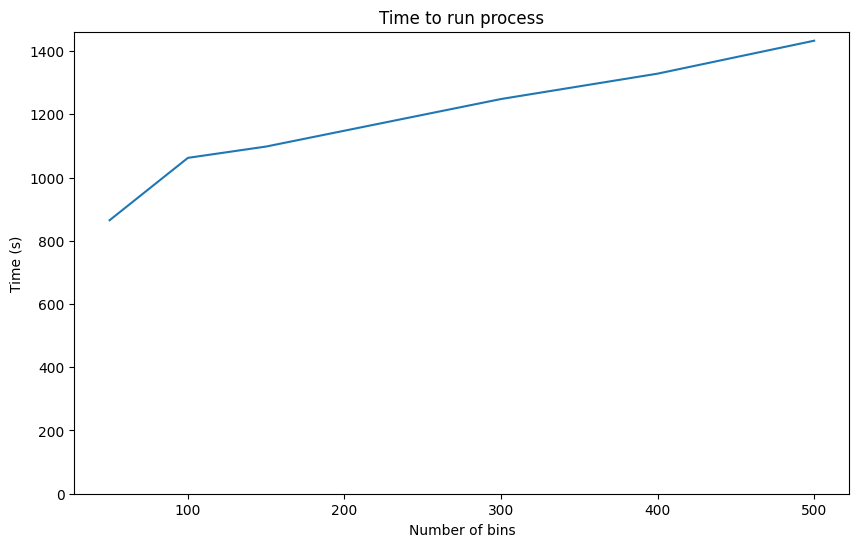
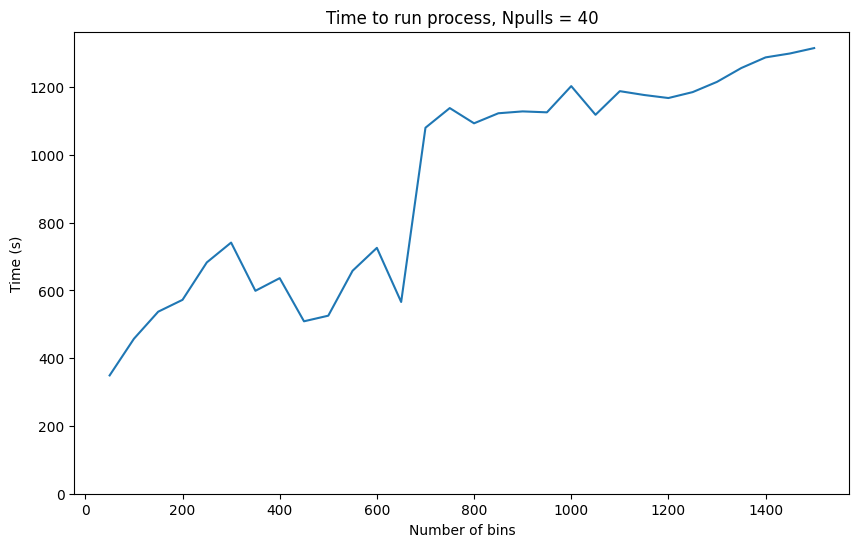
The change to this notebook cell's code, shown as a diff; its figure went from the first image to the second:
--- before
+++ after
@@ -3,8 +3,9 @@
 if PARAM_PULL:
     plt.xlabel('Number of bins')
+    plt.title('Time to run process, Npulls = ' + str(CONST))
 else:
     plt.xlabel('Number of pulls')
+    plt.title('Time to run process, Nbins = ' + str(CONST))
 plt.ylabel('Time (s)')
-plt.title('Time to run process')
 plt.ylim(0,)
 plt.show()

Commit: Rerun with better server usage